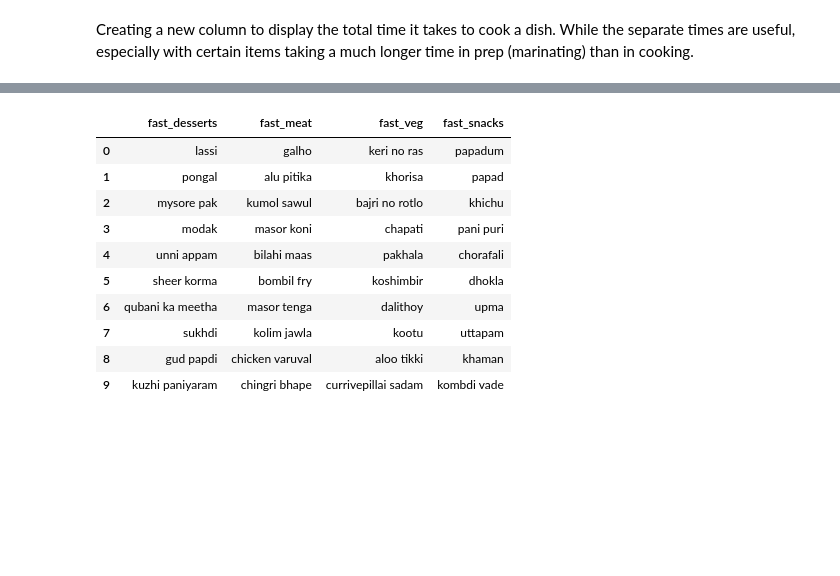
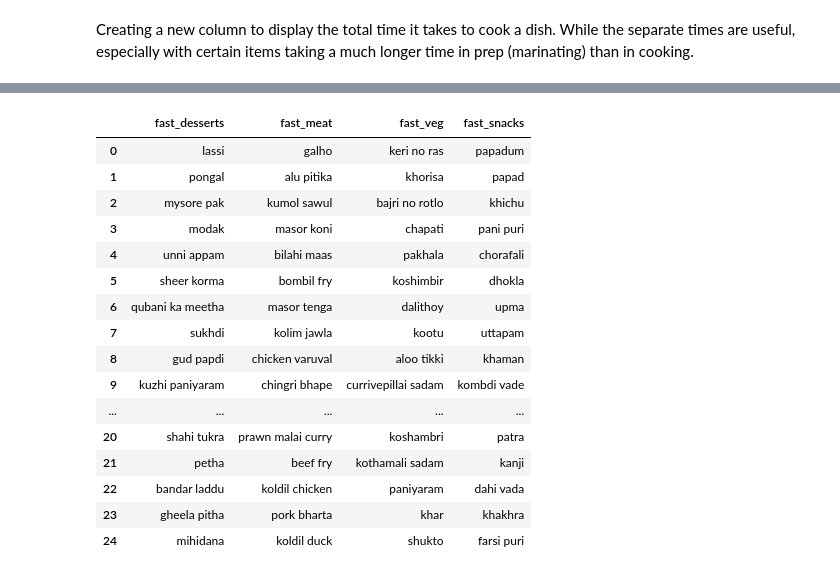
Before and after one commit to dmshakur/indian-food-data-analysis, a Jupyter notebook: notebooks/data_analysis.ipynb, the cells around one changed output, grey strips where cells are left out. Saved outputs shown, nothing was run; the diff lists cells and outputs as text; code cells hidden in the pictures; blank space fills up the shorter version.

```diff
--- a/notebooks/data_analysis.ipynb
+++ b/notebooks/data_analysis.ipynb
@@ -27,6 +15,6 @@ For this dataset I have decided on a few things that I want to look at in order
 4. Meat dishes. I am a big meat eater, and I have trouble digesting several types of plants as well. I think if I were to have a restaurant, I would like to be able to eat what is on the menu.
 # %%
 df = pd.read_csv('../data/processed_indian_food.csv')
-#df = df.drop(['region', 'state'])
+df = df.drop(['region', 'state'], axis = 1)
 df.sample(10)
 # %% [output]
@@ -44,5 +31,0 @@ df.sample(10)
-# %%
-all_ingredients = [', '.join(list(df['ingredients'])).split(', ')]
-
-df['ingredients'] = df['ingredients'].map(lambda i: i.split(', '))
-df['ingredients']
@@ -94,25 +64,32 @@ fig.savefig('../figures/food_time.png')
 # %%
 sorted_by_time = df.sort_values(by = 'total_time', ascending = True, inplace = False)
-fast_desserts = sorted_by_time[sorted_by_time['course'] == 'dessert'].head(10).reset_index(drop = True)
-fast_meat = sorted_by_time[sorted_by_time['diet'] == 'non vegetarian'].head(10).reset_index(drop = True)
-fast_veg = sorted_by_time[(sorted_by_time['diet'] == 'vegetarian') & (sorted_by_time['course'] == 'main course')].head(10).reset_index(drop = True)
-fast_snacks = sorted_by_time[sorted_by_time['course'] == 'snack'].head(10).reset_index(drop = True)
+
+fast_desserts = sorted_by_time[sorted_by_time['course'] == 'dessert'].head(25).reset_index(drop = True)
+fast_meat = sorted_by_time[sorted_by_time['diet'] == 'non vegetarian'].head(25).reset_index(drop = True)
+fast_veg = sorted_by_time[(sorted_by_time['diet'] == 'vegetarian') & (sorted_by_time['course'] == 'main course')].head(25).reset_index(drop = True)
+fast_snacks = sorted_by_time[sorted_by_time['course'] == 'snack'].head(25).reset_index(drop = True)
 fastest_foods = pd.DataFrame({
     'fast_desserts': fast_desserts['name'],
     'fast_meat': fast_meat['name'],
     'fast_veg': fast_veg['name'],
     'fast_snacks': fast_snacks['name']
 })
 fastest_foods
 # %% [output]
 |  | fast_desserts | fast_meat | fast_veg | fast_snacks |
 | 0 | lassi | galho | keri no ras | papadum |
 | 1 | pongal | alu pitika | khorisa | papad |
 | 2 | mysore pak | kumol sawul | bajri no rotlo | khichu |
 | 3 | modak | masor koni | chapati | pani puri |
 | 4 | unni appam | bilahi maas | pakhala | chorafali |
 | 5 | sheer korma | bombil fry | koshimbir | dhokla |
 | 6 | qubani ka meetha | masor tenga | dalithoy | upma |
 | 7 | sukhdi | kolim jawla | kootu | uttapam |
 | 8 | gud papdi | chicken varuval | aloo tikki | khaman |
 | 9 | kuzhi paniyaram | chingri bhape | currivepillai sadam | kombdi vade |
+| ... | ... | ... | ... | ... |
+| 20 | shahi tukra | prawn malai curry | koshambri | patra |
+| 21 | petha | beef fry | kothamali sadam | kanji |
+| 22 | bandar laddu | koldil chicken | paniyaram | dahi vada |
+| 23 | gheela pitha | pork bharta | khar | khakhra |
+| 24 | mihidana | koldil duck | shukto | farsi puri |
```
Also changed, not shown: parts of 18 cells of this notebook, 1 other file.
